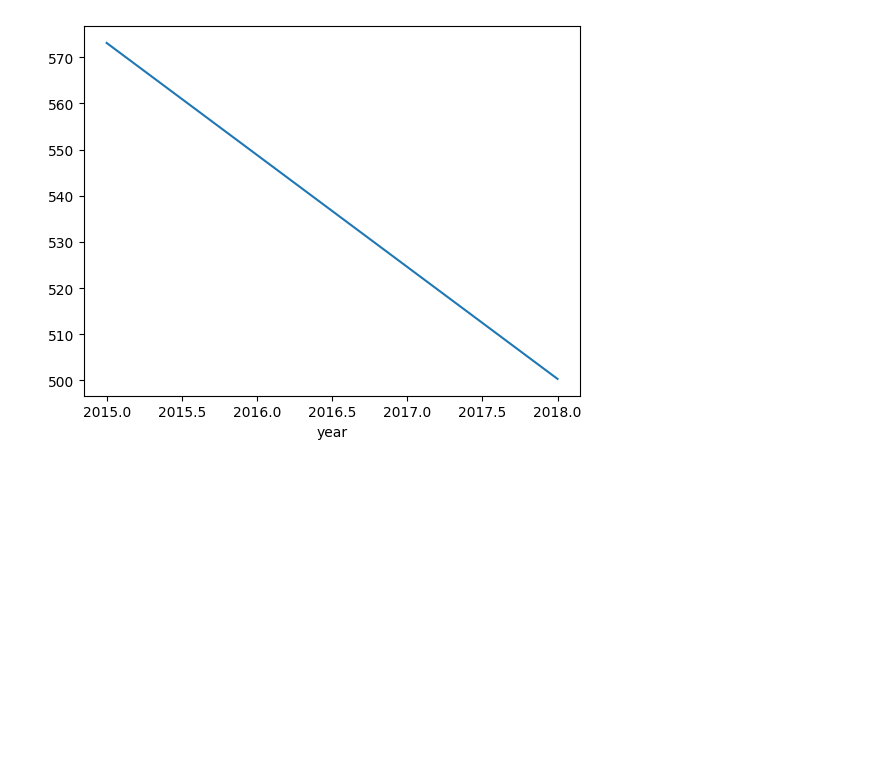
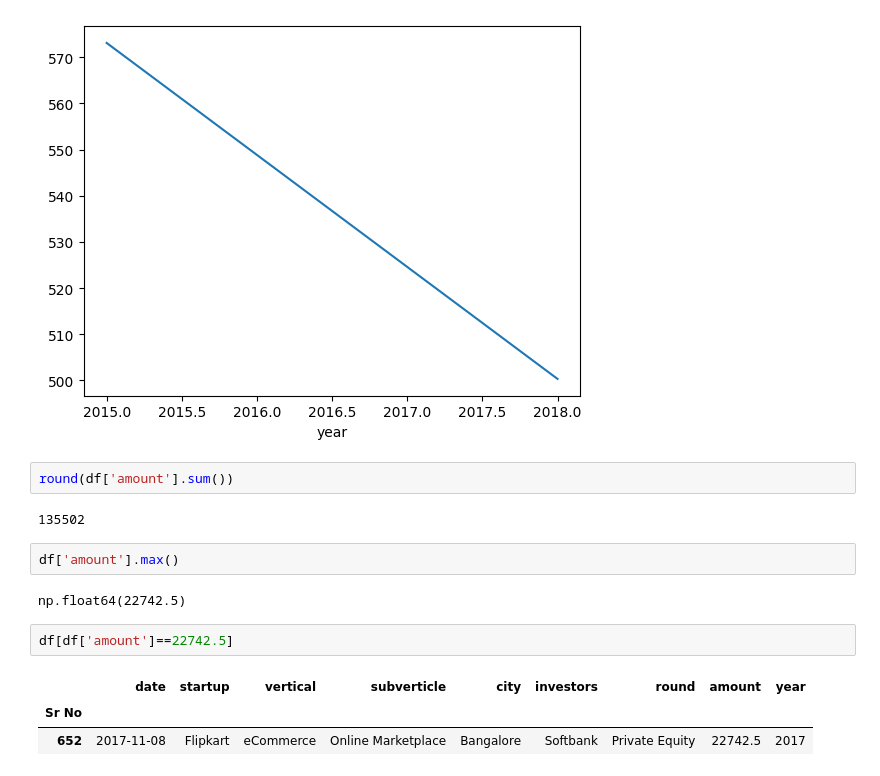
Before and after one commit to Archit-Shelar11/Startup_Analytics_Streamlit, a Jupyter notebook: cleaning.ipynb, the cells around one changed output. Cells and saved outputs as stored; diff of their text form; blank space fills up the shorter version.

```diff
--- a/cleaning.ipynb
+++ b/cleaning.ipynb
@@ -305,3 +271,17 @@ df[df['investors'].str.contains('ChrysCapital')].groupby('year')['amount'].sum()
 # %% [output]
 <Axes: xlabel='year'>
 [figure]
+# %%
+round(df['amount'].sum())
+# %% [output]
+135502
+# %%
+df['amount'].max()
+# %% [output]
+np.float64(22742.5)
+# %%
+df[df['amount']==22742.5]
+# %% [output]
+|  | date | startup | vertical | subverticle | city | investors | round | amount | year |
+| Sr No |  |  |  |  |  |  |  |  |  |
+| 652 | 2017-11-08 | Flipkart | eCommerce | Online Marketplace | Bangalore | Softbank | Private Equity | 22742.5 | 2017 |
```
Also changed, not shown: parts of 15 cells of this notebook, 1 other file.
